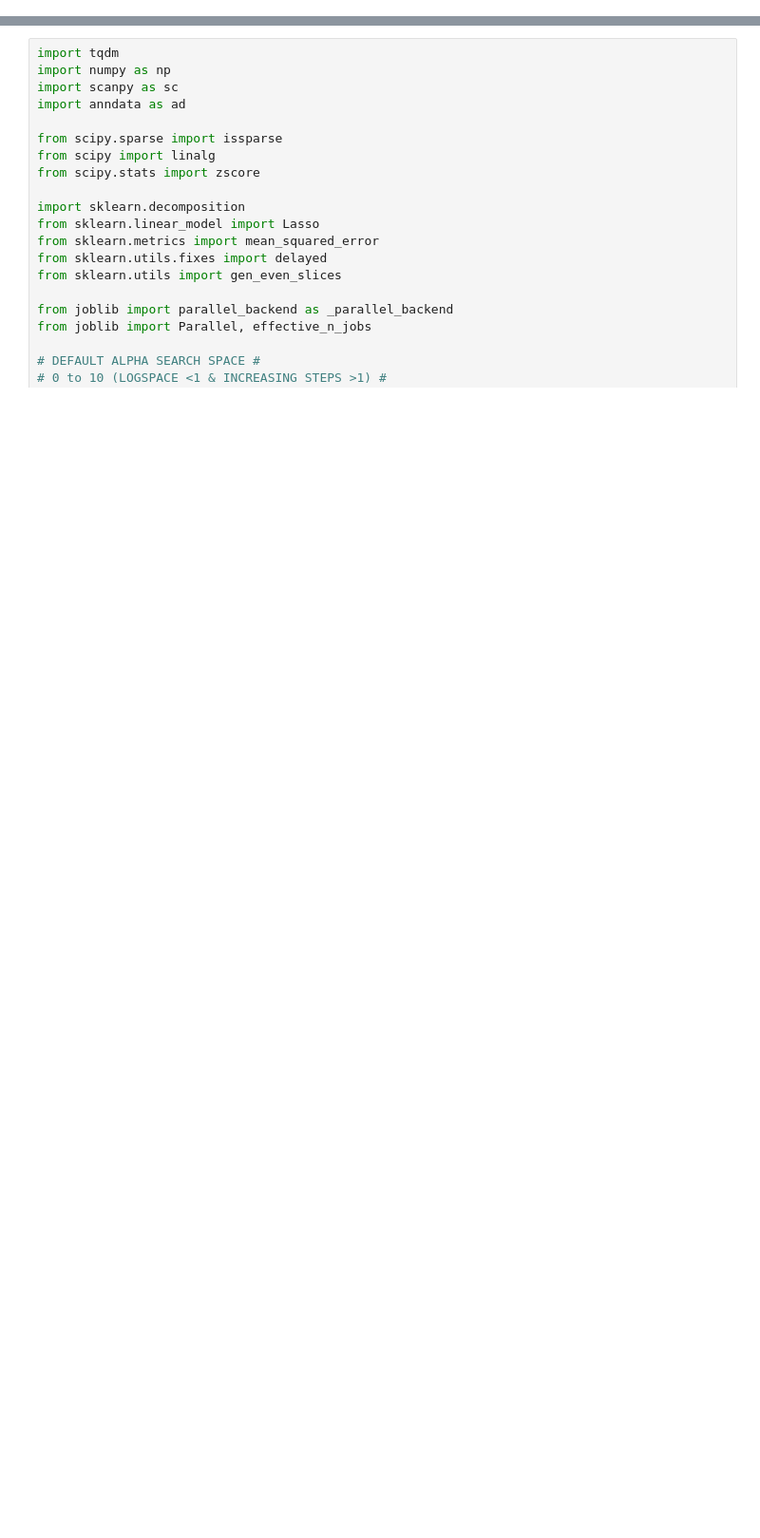
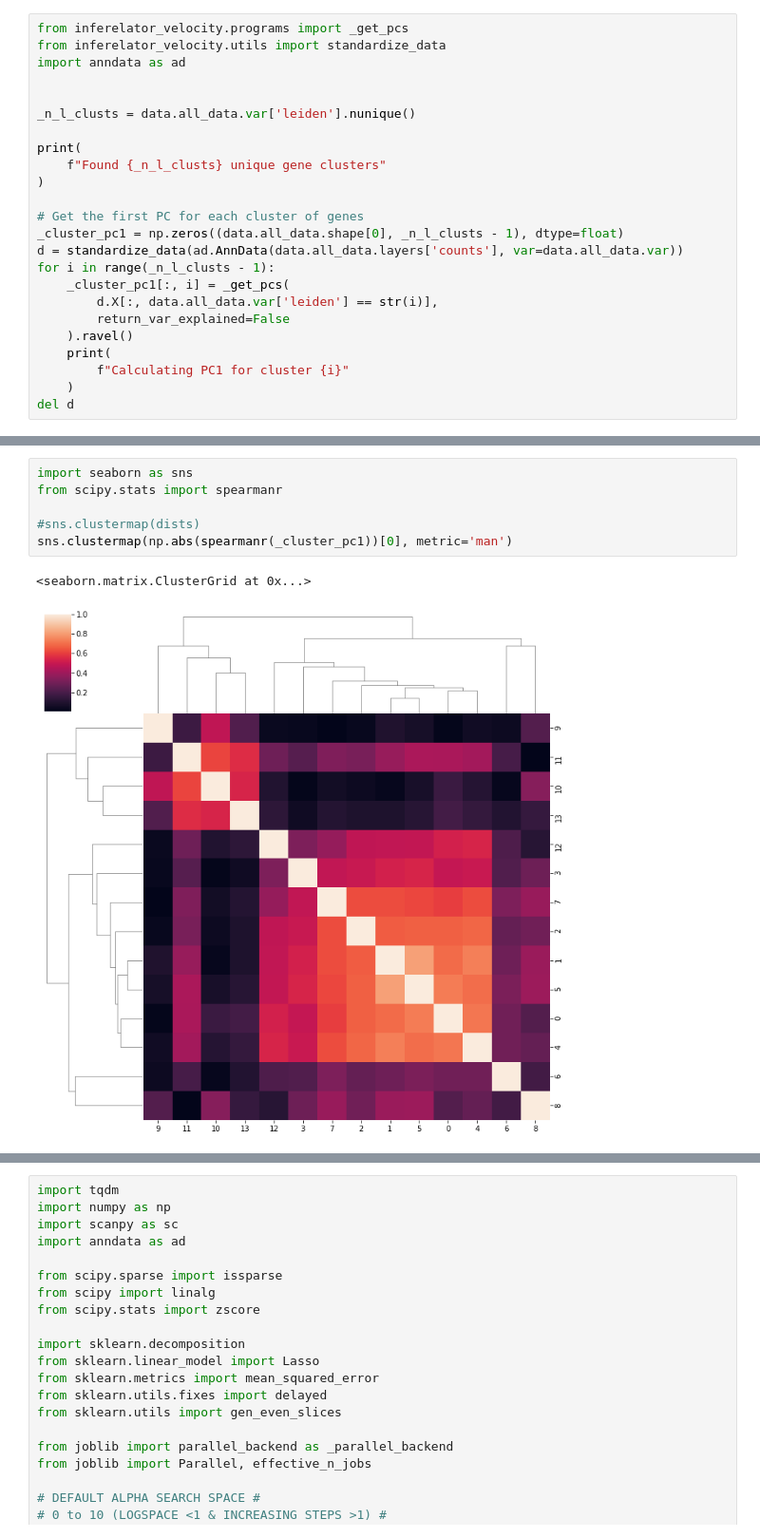
Before and after one commit to GreshamLab/jtb_2023_code, a Jupyter notebook: Scratch.ipynb, the cells around one changed output, grey strips where cells are left out. Shown at 95% size. Drawn from its saved outputs; the diff is of its cells as text; blank space fills up the shorter version.

```diff
--- a/Scratch.ipynb
+++ b/Scratch.ipynb
@@ -7,0 +51,24 @@ from scipy.stats import linregress
+# %%
+from inferelator_velocity.programs import _get_pcs
+from inferelator_velocity.utils import standardize_data
+import anndata as ad
+
+
+_n_l_clusts = data.all_data.var['leiden'].nunique()
+
+print(
+    f"Found {_n_l_clusts} unique gene clusters"
+)
+
+# Get the first PC for each cluster of genes
+_cluster_pc1 = np.zeros((data.all_data.shape[0], _n_l_clusts - 1), dtype=float)
+d = standardize_data(ad.AnnData(data.all_data.layers['counts'], var=data.all_data.var))
+for i in range(_n_l_clusts - 1):
+    _cluster_pc1[:, i] = _get_pcs(
+        d.X[:, data.all_data.var['leiden'] == str(i)],
+        return_var_explained=False
+    ).ravel()
+    print(
+        f"Calculating PC1 for cluster {i}"
+    )
+del d
@@ -7,0 +105,9 @@ from scipy.stats import linregress
+# %%
+import seaborn as sns
+from scipy.stats import spearmanr
+
+#sns.clustermap(dists)
+sns.clustermap(np.abs(spearmanr(_cluster_pc1))[0], metric='man')
+# %% [output]
+<seaborn.matrix.ClusterGrid at 0x...>
+[figure, added]
```
Also changed, not shown: parts of 28 cells of this notebook, 28 other files.
